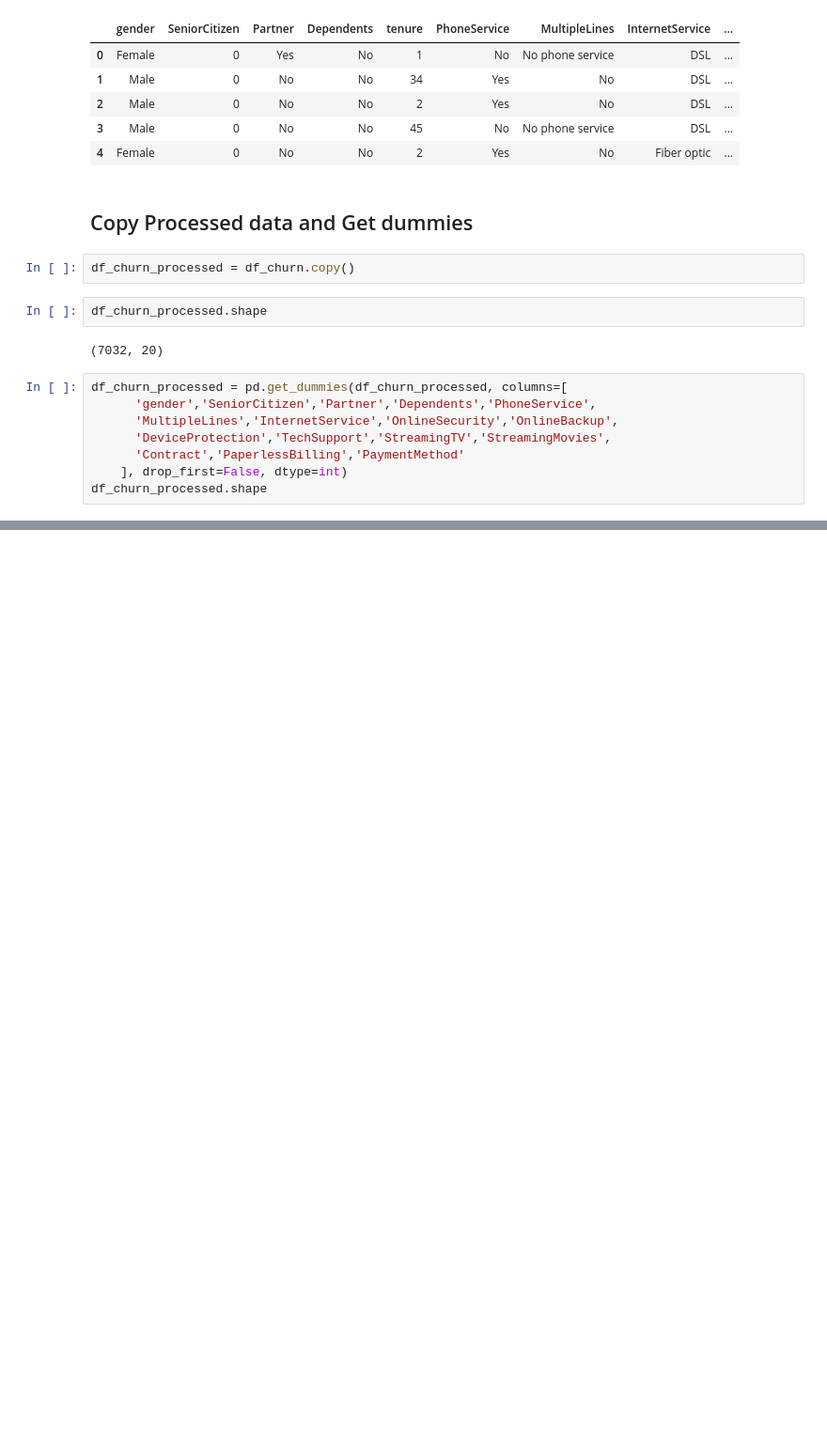
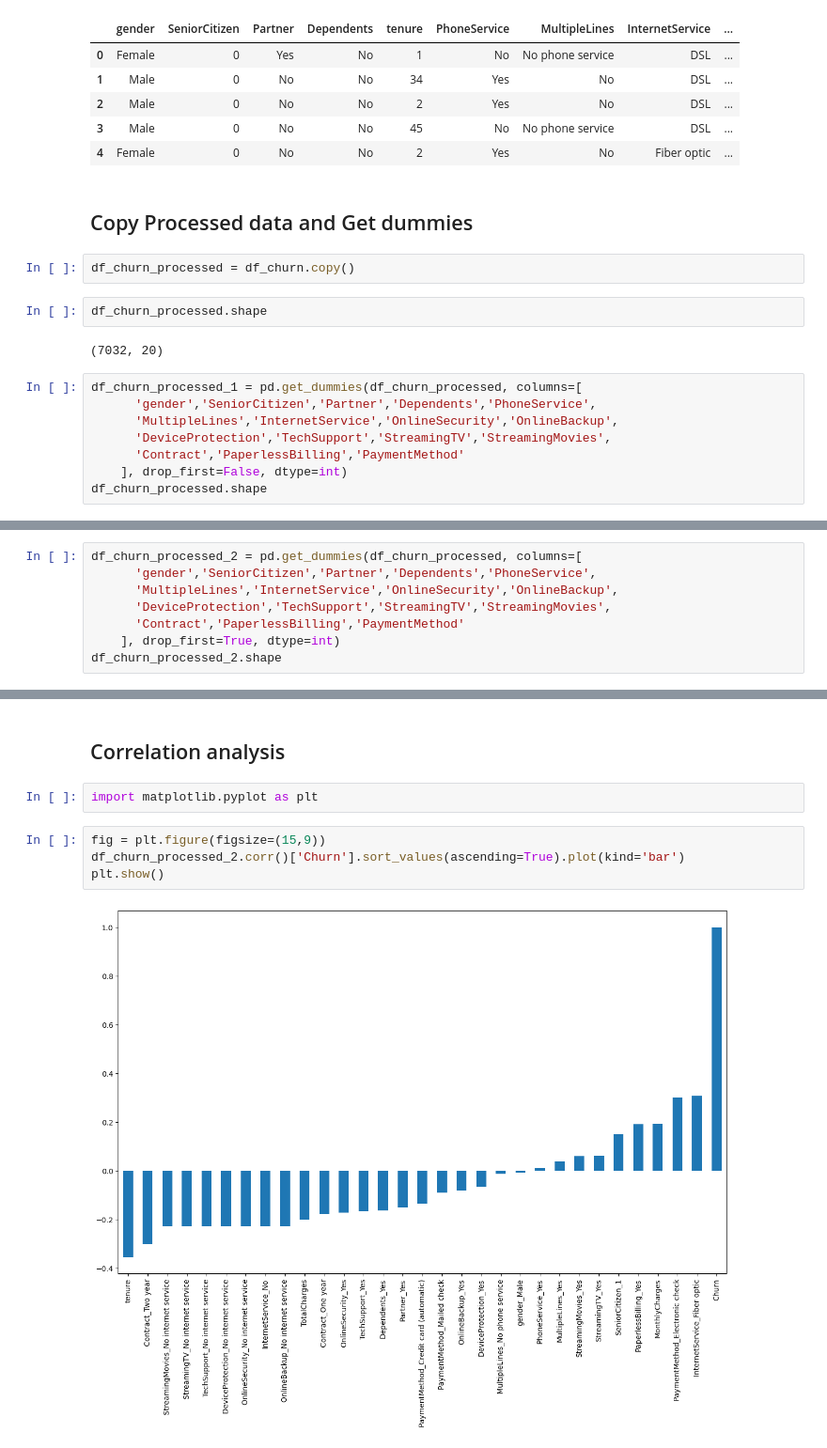
Before and after one commit to jasonssdev/platzi-logistic-regression, a Jupyter notebook: notebooks/02_jss_binomial.ipynb, the cells around one changed output, grey strips where cells are left out. Shown at 94% size. Cells and saved outputs as stored; diff of their text form; blank space fills up the shorter version.

```diff
--- a/notebooks/02_jss_binomial.ipynb
+++ b/notebooks/02_jss_binomial.ipynb
@@ -265,7 +265,7 @@ df_churn_processed.shape
 # %% [output]
 (7032, 20)
 # %%
-df_churn_processed = pd.get_dummies(df_churn_processed, columns=[
+df_churn_processed_1 = pd.get_dummies(df_churn_processed, columns=[
       'gender','SeniorCitizen','Partner','Dependents','PhoneService',
       'MultipleLines','InternetService','OnlineSecurity','OnlineBackup',
       'DeviceProtection','TechSupport','StreamingTV','StreamingMovies',
@@ -286,0 +288,8 @@ df_churn_processed.head()
+# %%
+df_churn_processed_2 = pd.get_dummies(df_churn_processed, columns=[
+      'gender','SeniorCitizen','Partner','Dependents','PhoneService',
+      'MultipleLines','InternetService','OnlineSecurity','OnlineBackup',
+      'DeviceProtection','TechSupport','StreamingTV','StreamingMovies',
+      'Contract','PaperlessBilling','PaymentMethod'
+    ], drop_first=True, dtype=int)
+df_churn_processed_2.shape
@@ -286,0 +308,10 @@ df_churn_processed.head()
+# %% [markdown]
+## Correlation analysis
+# %%
+import matplotlib.pyplot as plt
+# %%
+fig = plt.figure(figsize=(15,9))
+df_churn_processed_2.corr()['Churn'].sort_values(ascending=True).plot(kind='bar')
+plt.show()
+# %% [output]
+[figure, added]
```
Also changed, not shown: parts of 35 cells of this notebook.
